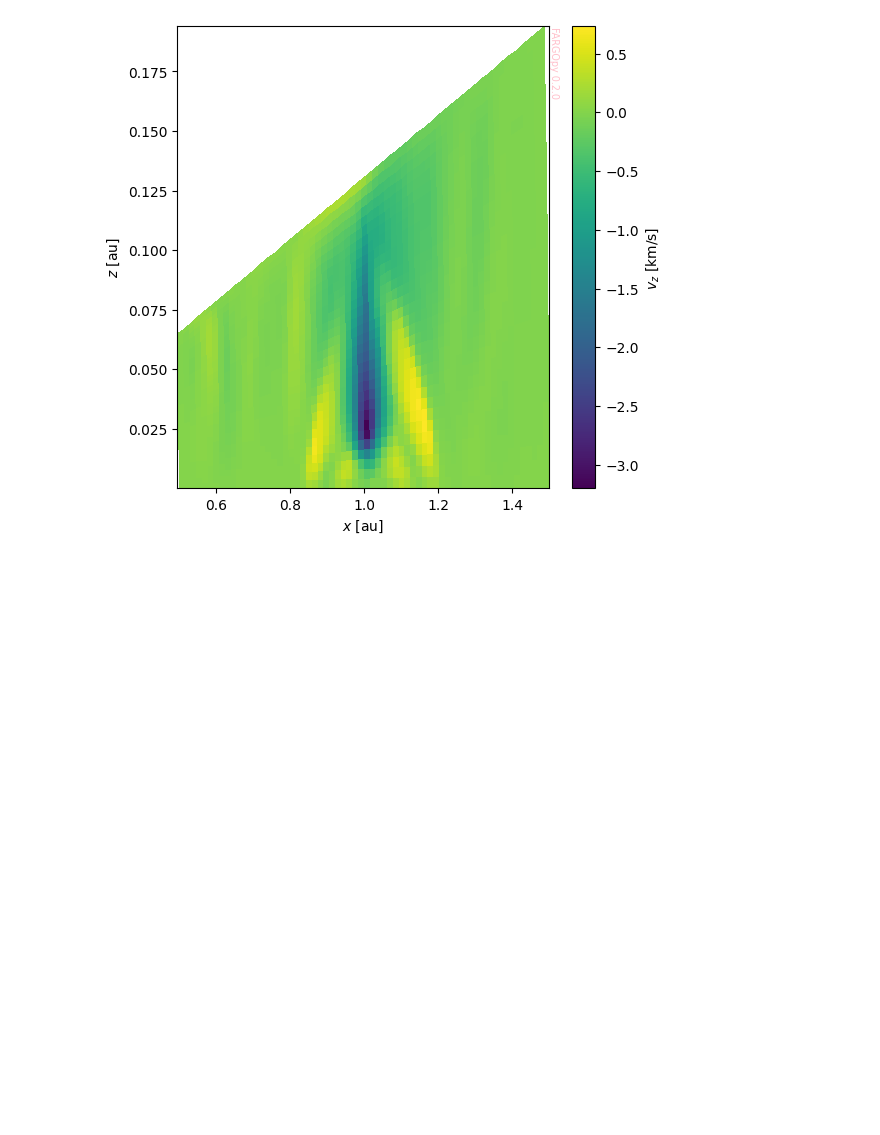
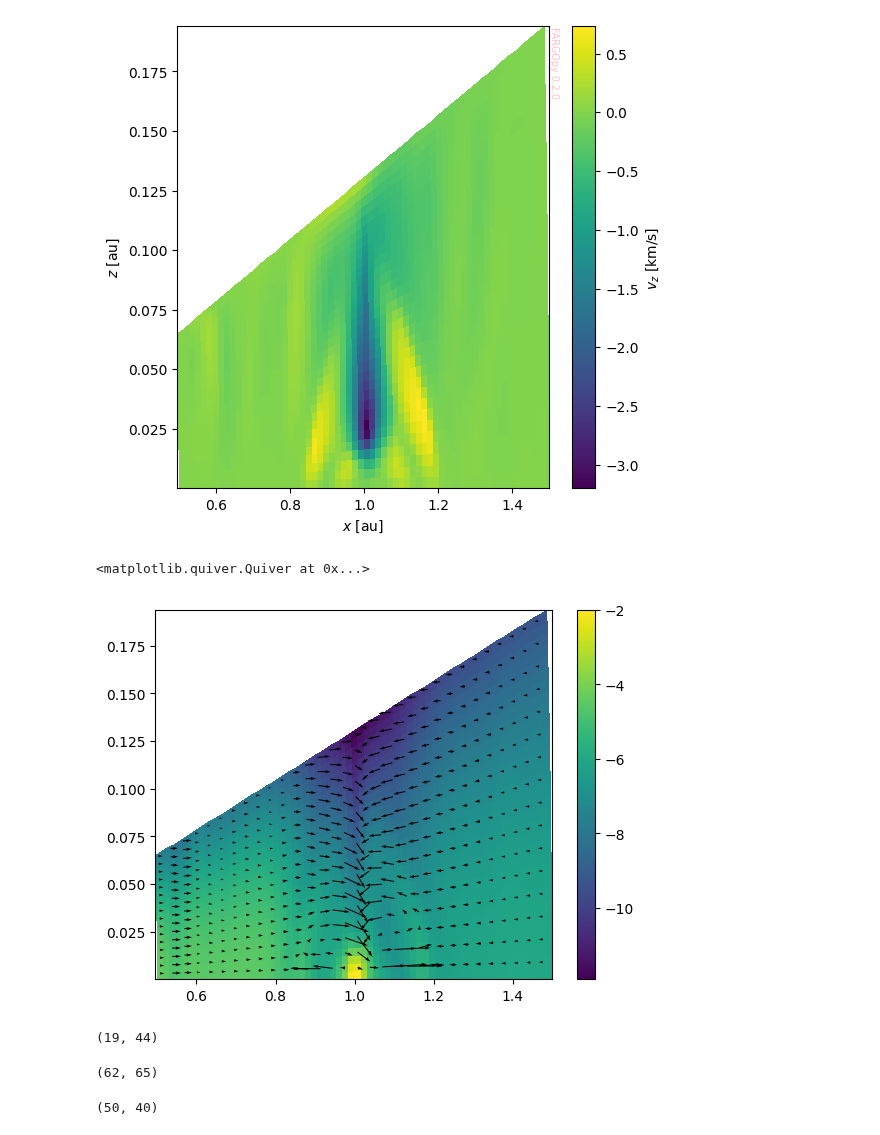
Before and after one commit to seap-udea/fargopy, a Jupyter notebook: dev/test-code.ipynb, the cells around one changed output. Cells and saved outputs as stored; diff of their text form; code cells hidden in the pictures; blank space fills up the shorter version.

```diff
--- a/dev/test-code.ipynb
+++ b/dev/test-code.ipynb
@@ -107,3 +105,12 @@ fp.Util.fargopy_mark(ax)
 # %% [output]
 Text(1, 1, 'FARGOpy 0.2.0')
 [figure]
+# %%
+gasd = sim.load_field('gasdens',snapshot=2,type='scalar')
+gasv = sim.load_field('gasv',snapshot=2,type='vector')
+gasvx, gasvy, gasvz = gasv.to_cartesian()
+
+gasd_slice,mesh = gasd.meshslice(slice='phi=0')
+gasvx_slice,mesh = gasvx.meshslice(slice='phi=0')
+gasvy_slice,mesh = gasvy.meshslice(slice='phi=0')
+gasvz_slice,mesh = gasvz.meshslice(slice='phi=0')
@@ -109,0 +119,21 @@ Text(1, 1, 'FARGOpy 0.2.0')
+# %%
+cmap = 'viridis'
+plt.pcolormesh(mesh.x,mesh.z,np.log(gasd_slice),cmap=cmap)
+plt.colorbar()
+freq = 2
+plt.quiver(mesh.x[::freq,::freq],
+           mesh.z[::freq,::freq],
+           gasvx_slice[::freq,::freq],
+           gasvz_slice[::freq,::freq],
+           scale=2)
+# %% [output]
+<matplotlib.quiver.Quiver at 0x...>
+[figure, added]
+# %%
+abs(sim.domains.r-0.8).argmin(), abs(sim.domains.r-1.2).argmin()
+# %% [output]
+(19, 44)
+# %%
+abs(sim.domains.phi-(-5*DEG)).argmin(), abs(sim.domains.phi-(+5*DEG)).argmin()
+# %% [output]
+(62, 65)
@@ -109,0 +149,4 @@ Text(1, 1, 'FARGOpy 0.2.0')
+# %%
+gasd_slice.data.shape
+# %% [output]
+(50, 40)
```
Also changed, not shown: parts of 5 cells of this notebook, 5 other files.
